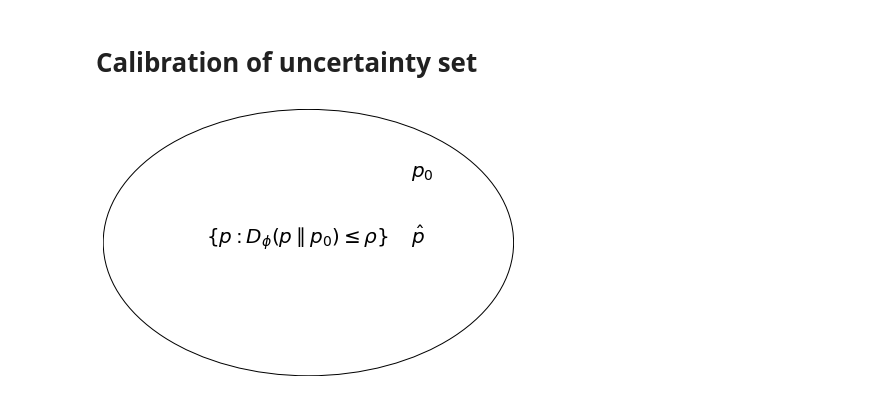
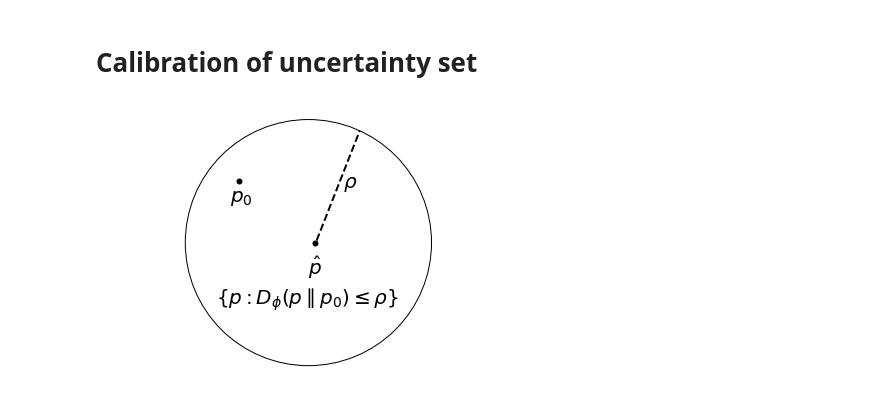
Before and after one commit to robustzurcher/analysis, a Jupyter notebook: notebooks/00_illustrations.ipynb, the cells around one changed output. Cells and saved outputs as stored; diff of their text form; code cells hidden in the pictures.

```diff
--- a/notebooks/00_illustrations.ipynb
+++ b/notebooks/00_illustrations.ipynb
@@ -157,18 +157,27 @@ plt.show()
 # %%
 fig, ax = plt.subplots(1, 1)
 
-ax.add_artist(plt.Circle((0, 0), 1, fill=False))
-
+ax.axis("equal")
 ax.set_ylim([-1, 1])
 ax.set_xlim([-1, 1])
 ax.axis('off')
 
-plt.annotate(xy=[0.5,0.5], s='$p_0$', fontsize=20)
+ax.add_artist(plt.Circle((0, 0), 0.6, fill=False))
 
-plt.annotate(xy=[0.5,0], s='$\hat{p}$', fontsize=20)
-plt.annotate(xy=[-0.5,0], s=r'$\{p : D_\phi(p \parallel p_0) \leq \rho\}$', fontsize=20)
+ax.plot(-0.34, 0.3, marker='o', markersize=5, color="k")
+ax.annotate(xy=[-0.38,0.2], s='$p_0$', fontsize=20)
+
+ax.annotate(xy=[0.17,0.27], s=r'$\rho$', fontsize=20)
+
+ax.plot(0.03, 0, marker='o', markersize=5, color="k")
+ax.plot([0.04, 0.25], [0.01, 0.545], color='k', linestyle='--', linewidth=2)
+
+ax.annotate(xy=[0,-0.15], s='$\hat{p}$', fontsize=20)
+ax.annotate(xy=[-0.45,-0.3], s=r'$\{p : D_\phi(p \parallel p_0) \leq \rho\}$', fontsize=20)
+
+
 
 
 fig.savefig('{:}/fig-illustration-ambiguity-set-calibration'.format(DIR_FIGURES))
 # %% [output]
-[figure, old version]
+[figure, new version]
```
